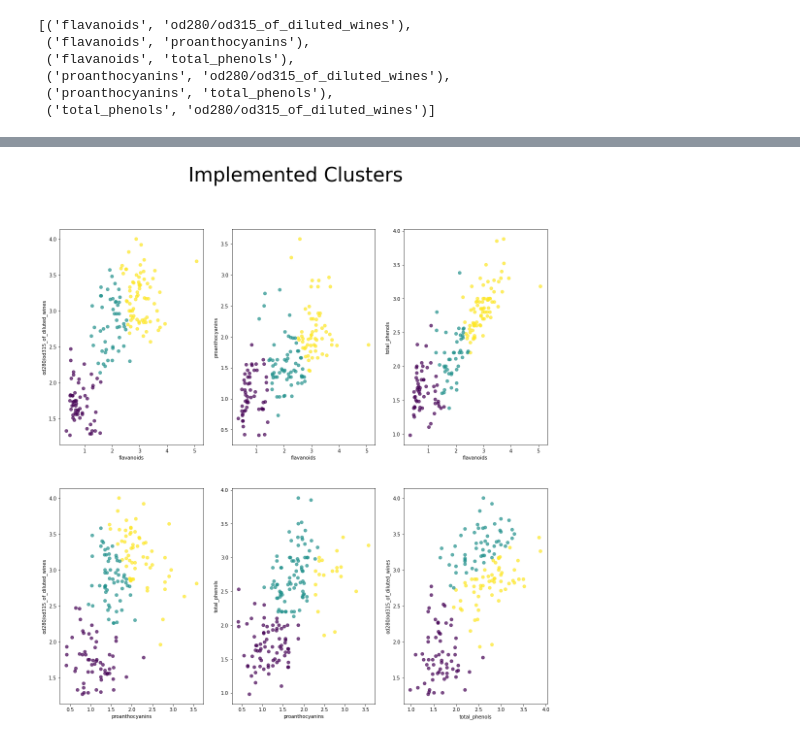
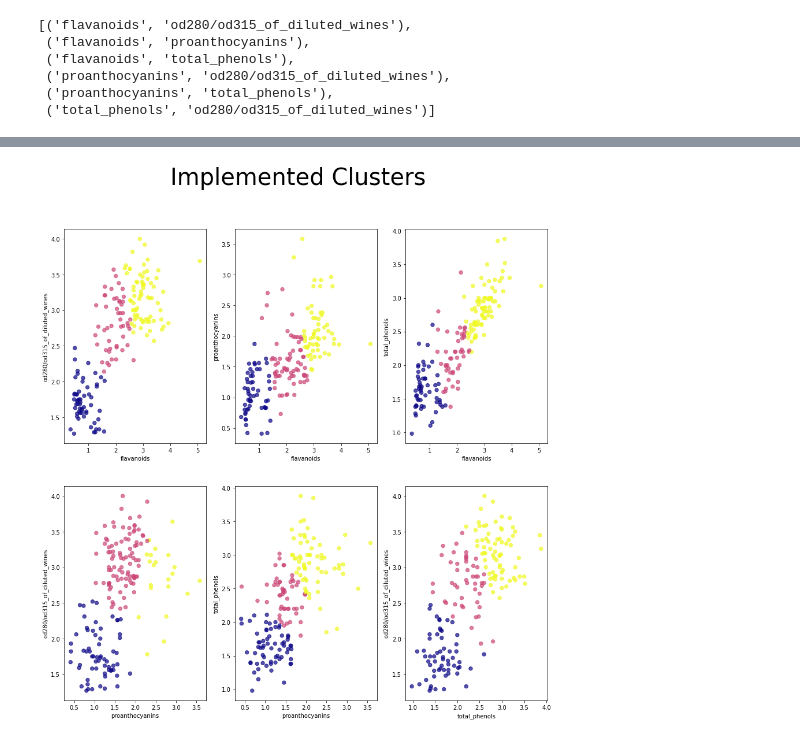
Before and after one commit to DomZeman/cogs118B-final-project, a Jupyter notebook: project final.ipynb, the cells around one changed output, grey strips where cells are left out. Drawn from its saved outputs; the diff is of its cells as text; code cells hidden in the pictures.

```diff
--- a/project final.ipynb
+++ b/project final.ipynb
@@ -93,14 +93,15 @@ normNewCov = normalize(newData).cov()
 # plot the top features graphs
 features = list(newData.columns)
 figure, axs = plt.subplots(4,4, figsize = (20,20))
-
+figure.suptitle('Top Correlated Features', fontsize=40)
 for i, attribute_1 in enumerate(features):
     for j,attribute_2 in enumerate(features):
         if i == j:
             axs[i,j].hist(newData[attribute_1])
+            axs[i,j].set(xlabel=attribute_1, ylabel=attribute_2)
 
         else:
             axs[i,j].scatter(newData[attribute_1], newData[attribute_2], 20, marker=".", alpha=1)
-            -
-plt.show()
+            axs[i,j].set(xlabel=attribute_1, ylabel=attribute_2)
+#plt.show()
 # %% [output]
@@ -239,7 +240,7 @@ def getMus(datapoints, k):
     return mus[mus[:, 0].argsort()]
 
 figure, axs = plt.subplots(4,4, figsize = (18,18))
-
+figure.suptitle('Clusters with KMeans', fontsize=40)
 for i in range(4):
     for j in range(4):
         if i != j:
@@ -264,8 +265,8 @@ for i in range(4):
                         x = np.append(x, feature1[index])
                         y = np.append(y, feature2[index])
                 axs[i,j].scatter(x, y, 20, marker=".", alpha=0.4)
+                axs[i,j].set(xlabel=ft1Name, ylabel=ft2Name)
 
         if i == j:
             axs[i,j].hist(feature1)
-plt.show()
 # %% [output]
@@ -281,7 +282,7 @@ feats
  ('proanthocyanins', 'total_phenols'),
  ('total_phenols', 'od280/od315_of_diluted_wines')]
 # %%
-fig, axs = plt.subplots(2, 3, figsize = (18,18))
+fig, axs = plt.subplots(2, 3, figsize = (15,15))
 fig.suptitle('SKLearn Clusters', fontsize=40)
 for i in range(len(feats)):
     ft1 = feats[i][0]
@@ -331,34 +348,34 @@ print('sklearn accuracy: ', accuracy)
 # %%
-fig, axs = plt.subplots(2, 3, figsize = (18,18))
+fig, axs = plt.subplots(2, 3, figsize = (15,15))
 fig.suptitle('Implemented Clusters', fontsize=40)
 for i in range(len(feats)):
     ft1 = feats[i][0]
     ft2 = feats[i][1]
     labels = np.array(prediction[ft1+' '+ft2])
     if i == 0:
-        axs[0, 0].scatter(newData[ft1], newData[ft2], c=labels, s=40, cmap='viridis', alpha=0.7)
+        axs[0, 0].scatter(newData[ft1], newData[ft2], c=labels, s=40, cmap='plasma', alpha=0.7)
         axs[0, 0].set(xlabel=ft1, ylabel=ft2)
     elif i == 1:
-        axs[0, 1].scatter(newData[ft1], newData[ft2], c=labels, s=40, cmap='viridis', alpha=0.7)
+        axs[0, 1].scatter(newData[ft1], newData[ft2], c=labels, s=40, cmap='plasma', alpha=0.7)
         axs[0, 1].set(xlabel=ft1, ylabel=ft2)
 
     elif i == 2:
-        axs[0, 2].scatter(newData[ft1], newData[ft2], c=labels, s=40, cmap='viridis', alpha=0.7)
+        axs[0, 2].scatter(newData[ft1], newData[ft2], c=labels, s=40, cmap='plasma', alpha=0.7)
         axs[0, 2].set(xlabel=ft1, ylabel=ft2)
 
     elif i == 3:
-        axs[1, 0].scatter(newData[ft1], newData[ft2], c=labels, s=40, cmap='viridis', alpha=0.7)
+        axs[1, 0].scatter(newData[ft1], newData[ft2], c=labels, s=40, cmap='plasma', alpha=0.7)
         axs[1, 0].set(xlabel=ft1, ylabel=ft2)
 
     elif i == 4:
-        axs[1, 1].scatter(newData[ft1], newData[ft2], c=labels, s=40, cmap='viridis', alpha=0.7)
+        axs[1, 1].scatter(newData[ft1], newData[ft2], c=labels, s=40, cmap='plasma', alpha=0.7)
         axs[1, 1].set(xlabel=ft1, ylabel=ft2)
 
     elif i == 5:
-        axs[1, 2].scatter(newData[ft1], newData[ft2], c=labels, s=40, cmap='viridis', alpha=0.7)
+        axs[1, 2].scatter(newData[ft1], newData[ft2], c=labels, s=40, cmap='plasma', alpha=0.7)
         axs[1, 2].set(xlabel=ft1, ylabel=ft2)
 # %% [output]
-[figure, old version]
+[figure, new version]
 # %%
 testPred = [0]*prediction.shape[0]
 def most_common(lst):
```
Also changed, not shown: parts of 8 cells of this notebook.
